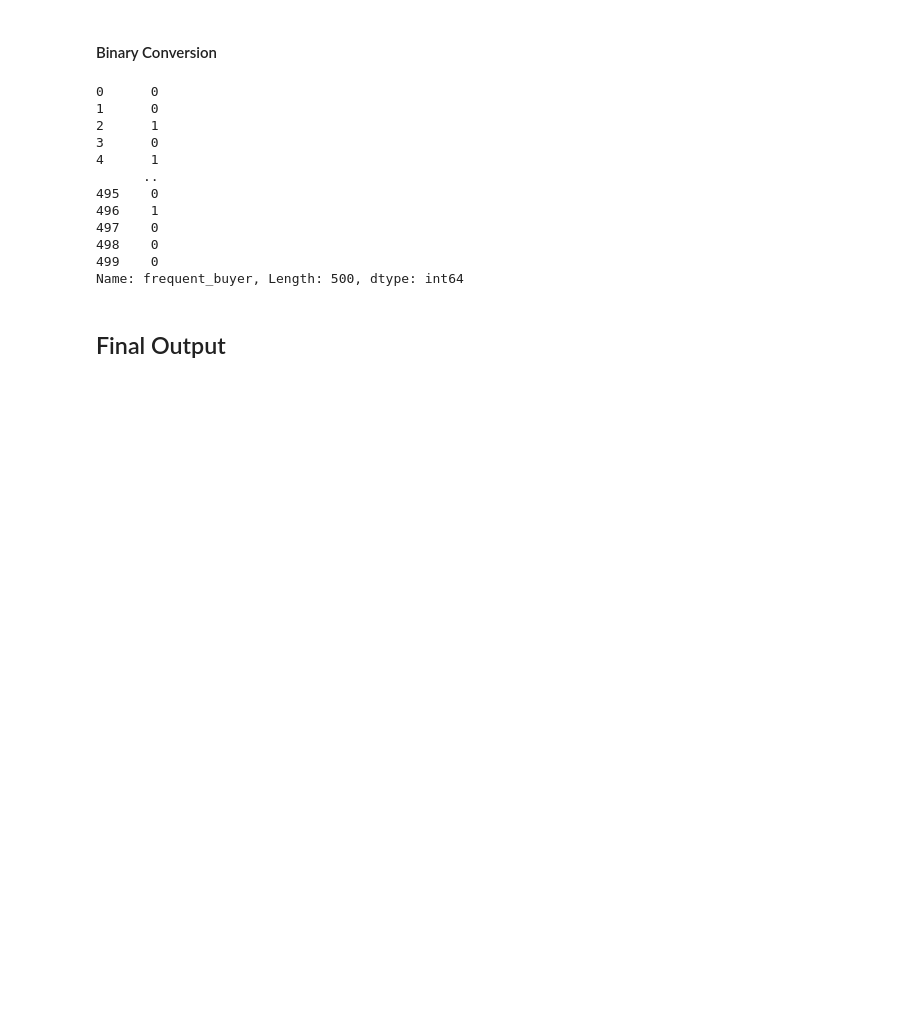
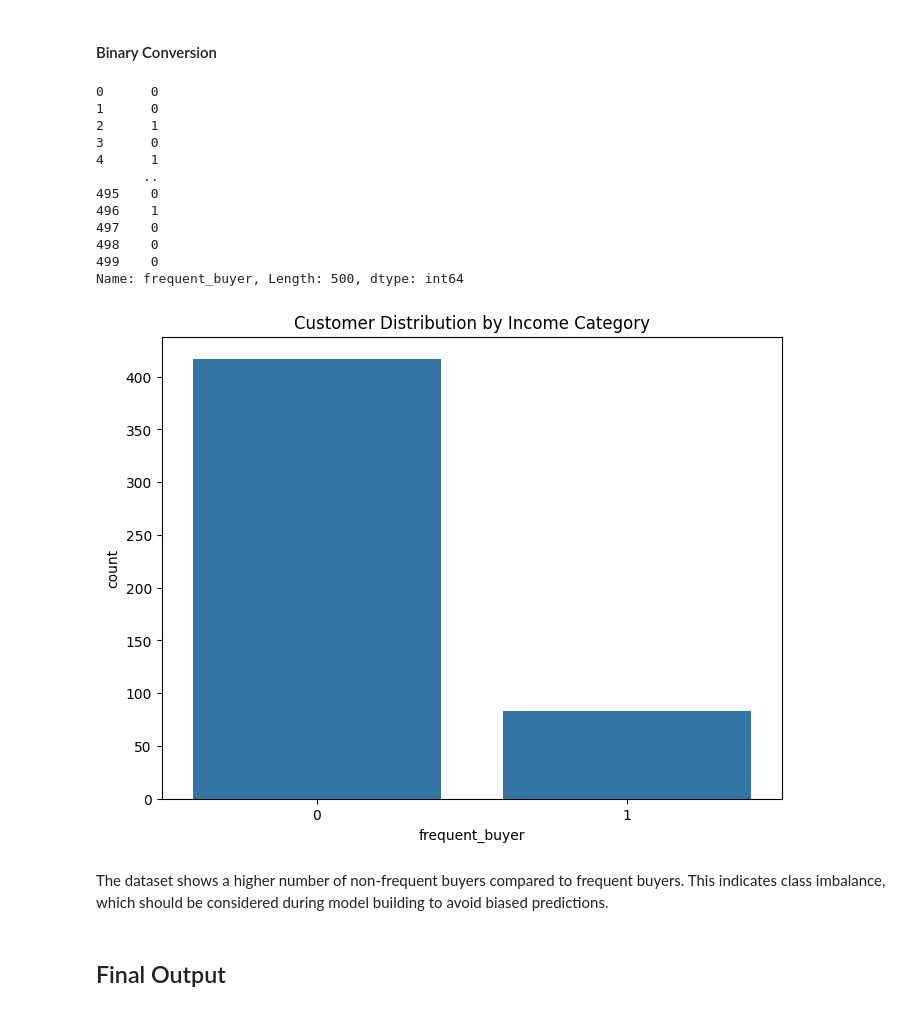
Before and after one commit to Abhiraj14206/Main_Data, a Jupyter notebook: FinalProject2/FinalProject2.ipynb, the cells around one changed output. Cells and saved outputs as stored; diff of their text form; code cells hidden in the pictures; blank space fills up the shorter version.

```diff
--- a/FinalProject2/FinalProject2.ipynb
+++ b/FinalProject2/FinalProject2.ipynb
@@ -673,6 +723,15 @@ df_new["frequent_buyer"]
 498    0
 499    0
 Name: frequent_buyer, Length: 500, dtype: int64
+# %%
+plt.figure(figsize=(8,6))
+sns.countplot(x="frequent_buyer", data=df_new)
+plt.title("Customer Distribution by Income Category")
+plt.show()
+# %% [output]
+[figure, added]
+# %% [markdown]
+The dataset shows a higher number of non-frequent buyers compared to frequent buyers. This indicates class imbalance, which should be considered during model building to avoid biased predictions.
 # %% [markdown]
 ## Final Output
 # %%
```
Also changed, not shown: parts of 24 cells of this notebook, 1 other file.
